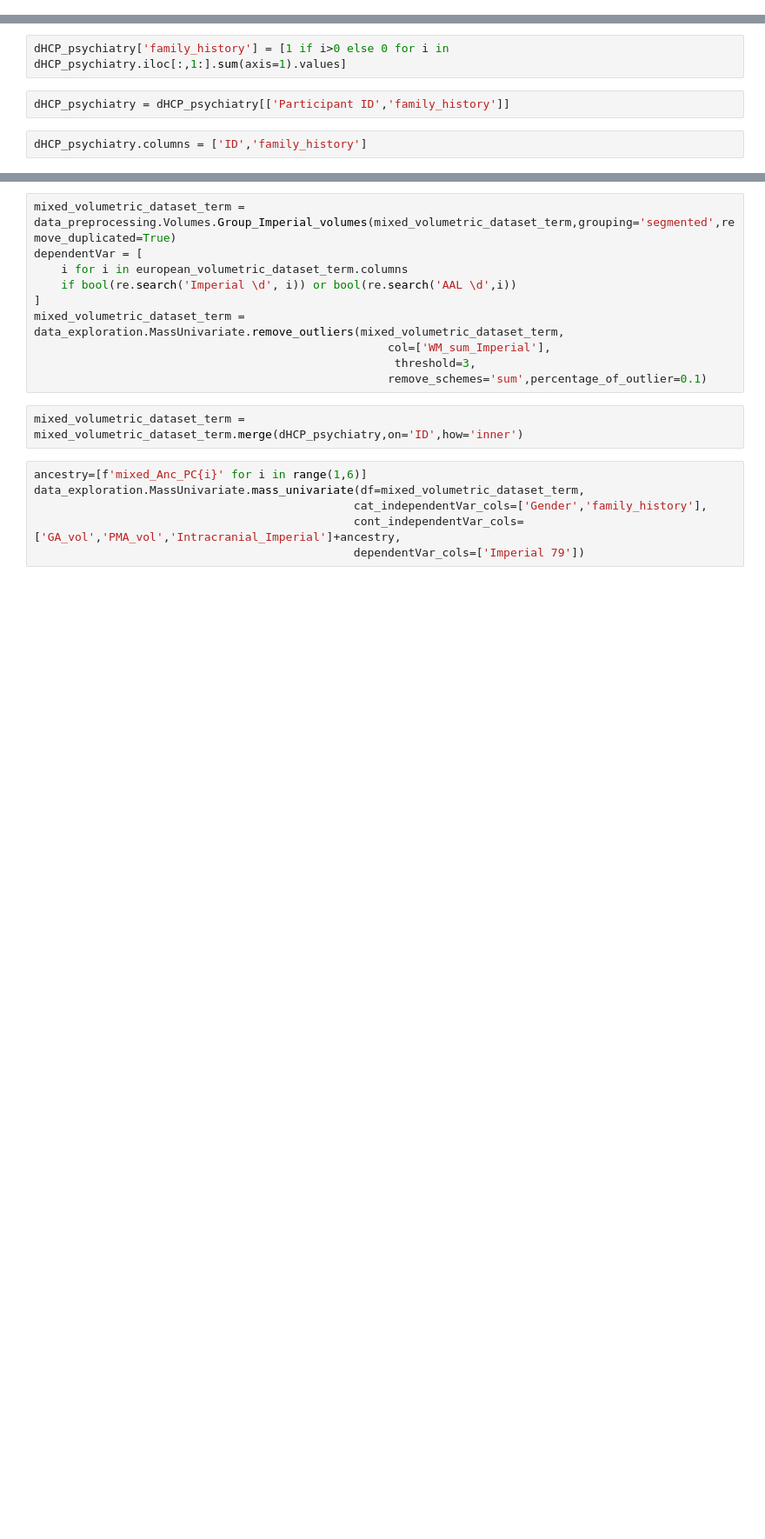
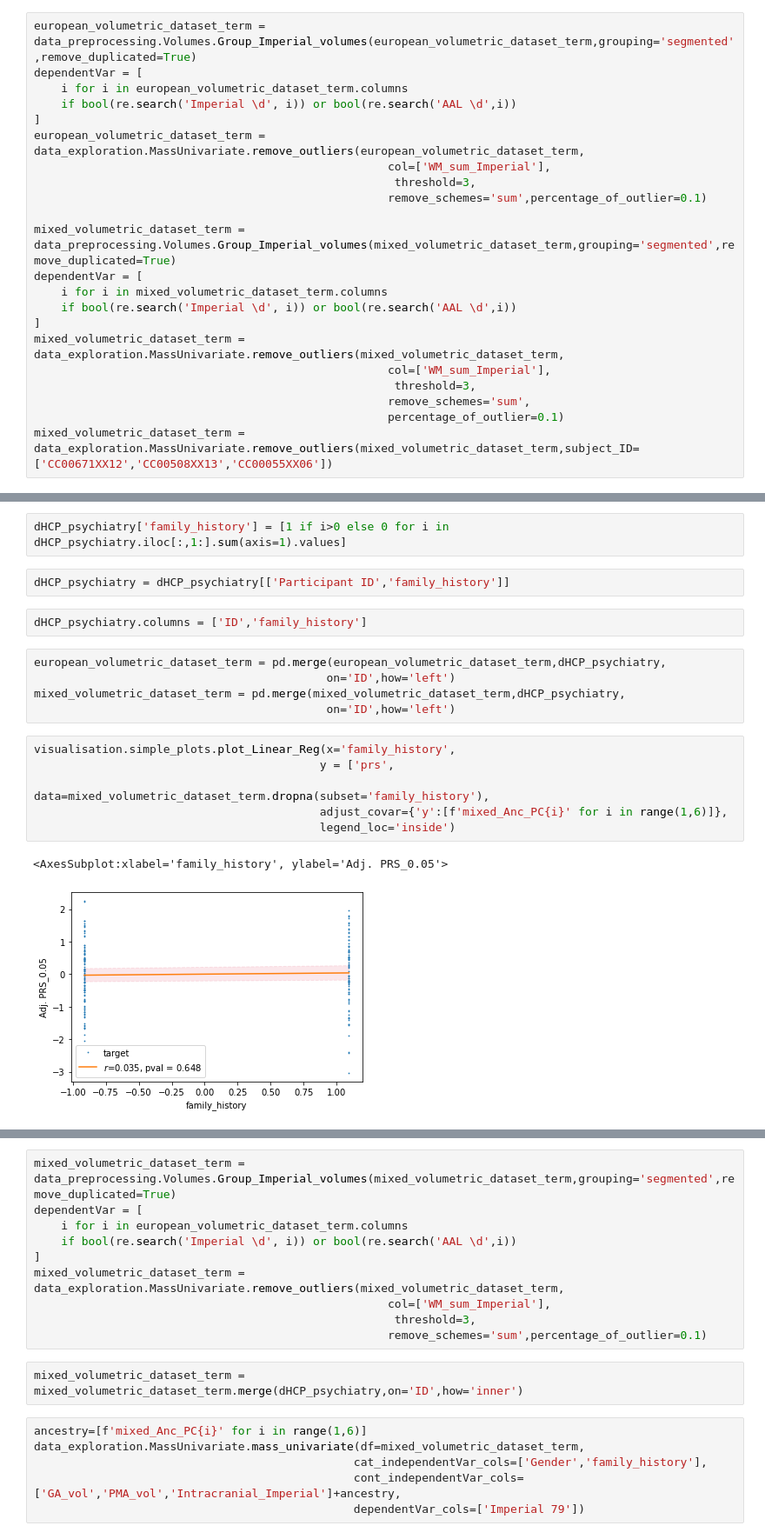
Before and after one commit to lehai-ml/dHCP_genetics, a Jupyter notebook: notebook_results/scz/7_SCZ_outcome_dHCP.ipynb, the cells around one changed output, grey strips where cells are left out. Shown at 87% size. Drawn from its saved outputs; the diff is of its cells as text; blank space fills up the shorter version.

```diff
--- a/notebook_results/scz/7_SCZ_outcome_dHCP.ipynb
+++ b/notebook_results/scz/7_SCZ_outcome_dHCP.ipynb
@@ -31,6 +31,28 @@ european_volumetric_dataset_term = pd.read_csv(
 mixed_volumetric_dataset_term = pd.read_csv(
     preprocessed_dataset_path +
     'imaging_data/volumetric/term/mixed_volumetric_df.csv')
+# %%
+european_volumetric_dataset_term = data_preprocessing.Volumes.Group_Imperial_volumes(european_volumetric_dataset_term,grouping='segmented',remove_duplicated=True)
+dependentVar = [
+    i for i in european_volumetric_dataset_term.columns
+    if bool(re.search('Imperial \d', i)) or bool(re.search('AAL \d',i))
+]
+european_volumetric_dataset_term = data_exploration.MassUnivariate.remove_outliers(european_volumetric_dataset_term,
+                                                    col=['WM_sum_Imperial'],
+                                                     threshold=3,
+                                                    remove_schemes='sum',percentage_of_outlier=0.1)
+
+mixed_volumetric_dataset_term = data_preprocessing.Volumes.Group_Imperial_volumes(mixed_volumetric_dataset_term,grouping='segmented',remove_duplicated=True)
+dependentVar = [
+    i for i in mixed_volumetric_dataset_term.columns
+    if bool(re.search('Imperial \d', i)) or bool(re.search('AAL \d',i))
+]
+mixed_volumetric_dataset_term = data_exploration.MassUnivariate.remove_outliers(mixed_volumetric_dataset_term,
+                                                    col=['WM_sum_Imperial'],
+                                                     threshold=3,
+                                                    remove_schemes='sum',
+                                                    percentage_of_outlier=0.1)
+mixed_volumetric_dataset_term = data_exploration.MassUnivariate.remove_outliers(mixed_volumetric_dataset_term,subject_ID=['CC00671XX12','CC00508XX13','CC00055XX06'])
 # %%
 dHCP_outcomes = pd.read_csv(f'../../dataset/participant_outcome/DHCPNDH1-LeHaiOutcome_DATA_LABELS_2022-06-09_0947.csv')
 dHCP_outcomes_CBCL_Bayley = dHCP_outcomes.iloc[:,np.r_[0,4,11:13,13,16:19,21:24,34,56,72,77:92]].copy()
@@ -69,3 +71,17 @@ dHCP_psychiatry['family_history'] = [1 if i>0 else 0 for i in dHCP_psychiatry.il
 dHCP_psychiatry = dHCP_psychiatry[['Participant ID','family_history']]
 # %%
 dHCP_psychiatry.columns = ['ID','family_history']
+# %%
+european_volumetric_dataset_term = pd.merge(european_volumetric_dataset_term,dHCP_psychiatry,
+                                           on='ID',how='left')
+mixed_volumetric_dataset_term = pd.merge(mixed_volumetric_dataset_term,dHCP_psychiatry,
+                                           on='ID',how='left')
+# %%
+visualisation.simple_plots.plot_Linear_Reg(x='family_history',
+                                          y = ['prs',
+                                          data=mixed_volumetric_dataset_term.dropna(subset='family_history'),
+                                          adjust_covar={'y':[f'mixed_Anc_PC{i}' for i in range(1,6)]},
+                                          legend_loc='inside')
+# %% [output]
+<AxesSubplot:xlabel='family_history', ylabel='Adj. PRS_0.05'>
+[figure, added]
```
Also changed, not shown: parts of 16 cells of this notebook.
